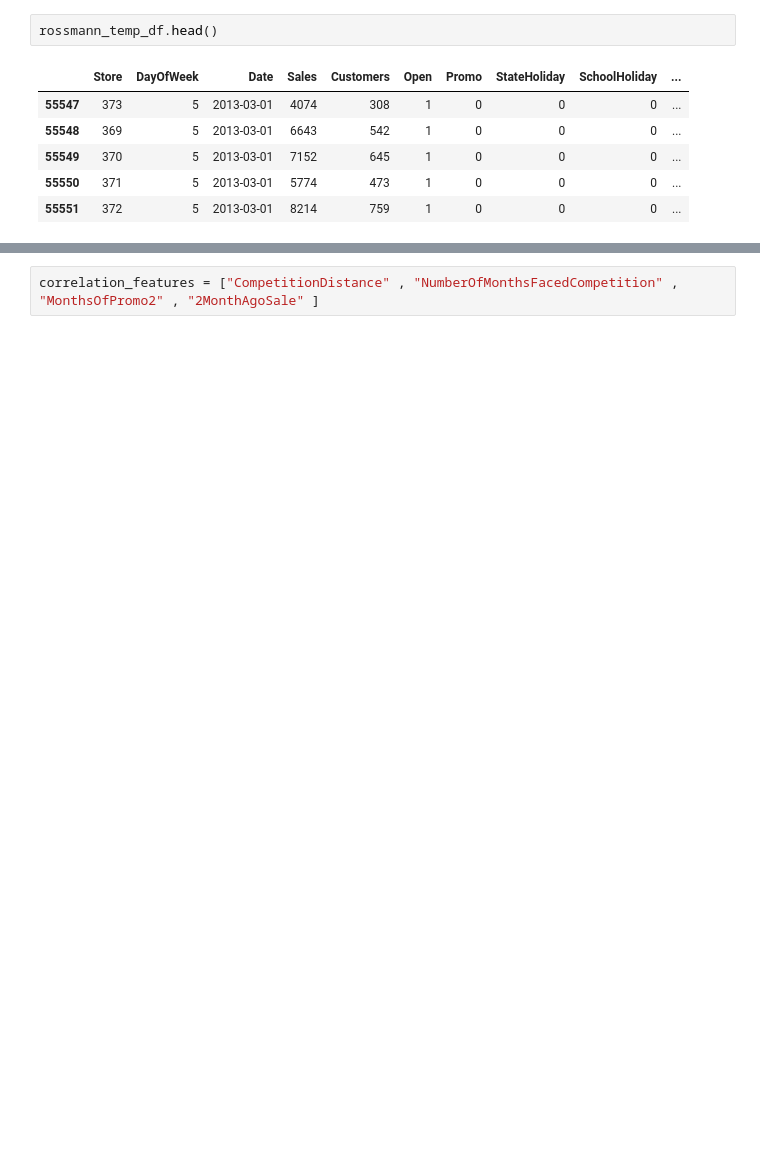
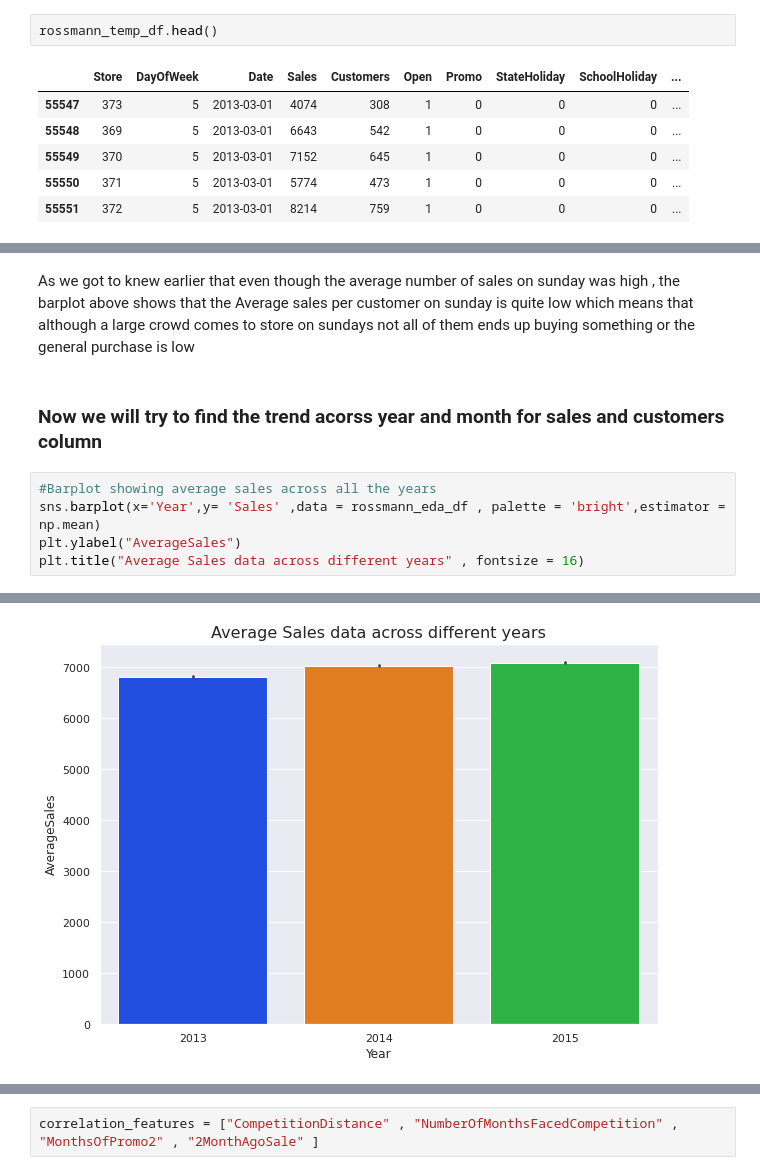
Before and after one commit to Yash1289/rossmann_sales_prediction, a Jupyter notebook: Rossmann_Sales_Prediction_Capstone_Project.ipynb, the cells around one changed output, grey strips where cells are left out. Saved outputs shown, nothing was run; the diff lists cells and outputs as text; blank space fills up the shorter version.

```diff
--- a/Rossmann_Sales_Prediction_Capstone_Project.ipynb
+++ b/Rossmann_Sales_Prediction_Capstone_Project.ipynb
@@ -919,0 +638,10 @@ def calc_vif(X):
+# %% [markdown]
+As we got to knew earlier that even though the average number of sales on sunday was high , the barplot above shows that the Average sales per customer on sunday is quite low which means that although a large crowd comes to store on sundays not all of them ends up buying something or the general purchase is low
+# %% [markdown]
+### Now we will try to find the trend acorss year and month for sales and customers column
+# %%
+#Barplot showing average sales across all the years
+sns.barplot(x='Year',y= 'Sales' ,data = rossmann_eda_df , palette = 'bright',estimator = np.mean)
+plt.ylabel("AverageSales")
+plt.title("Average Sales data across different years" , fontsize = 16)
+# %% [output]
@@ -919,0 +650 @@ def calc_vif(X):
+[figure, added]
```
Also changed, not shown: parts of 290 cells of this notebook.
